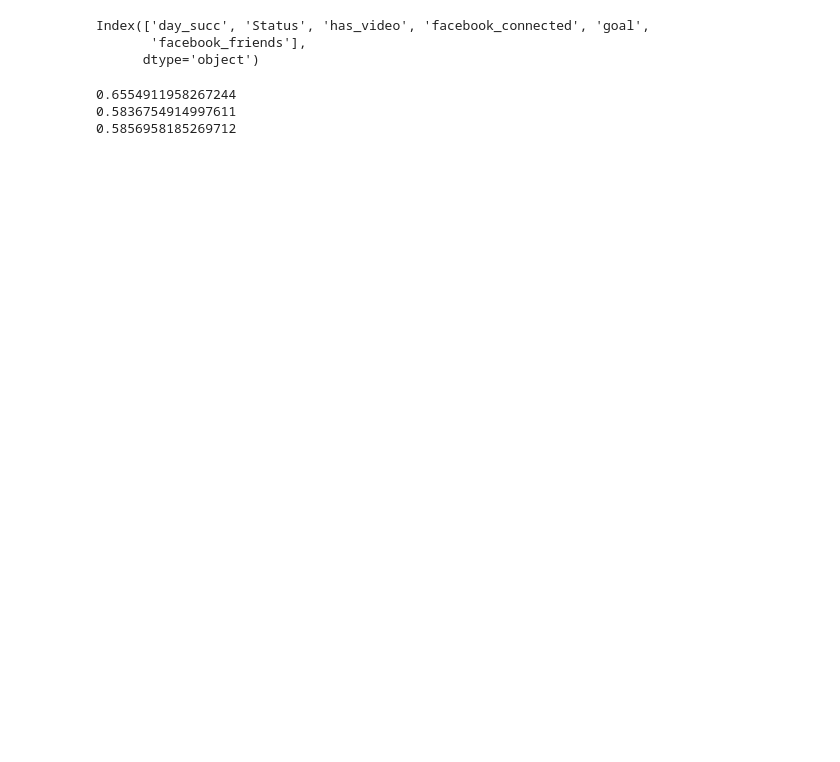
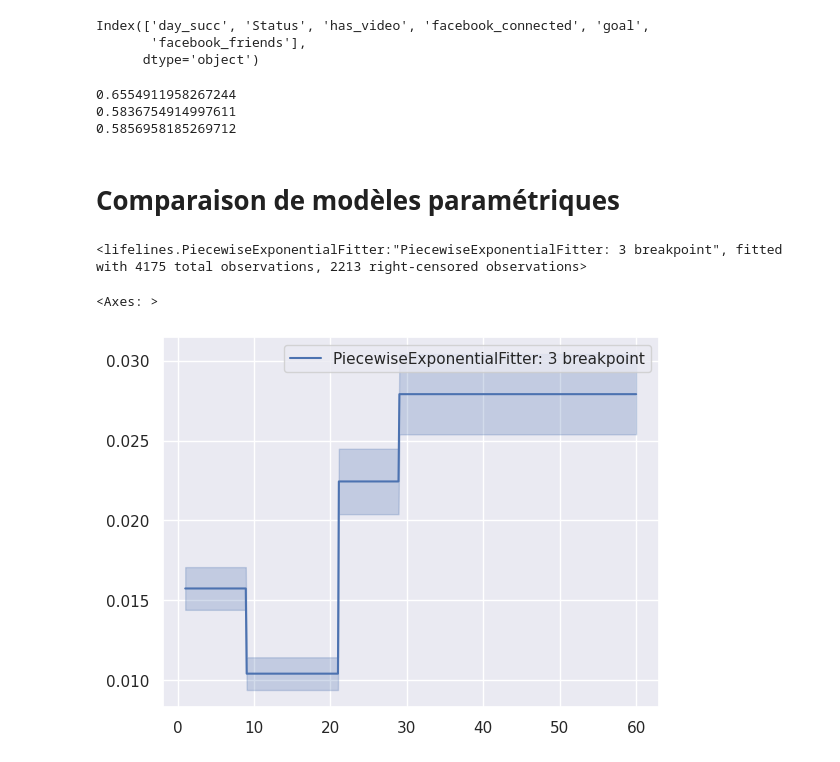
Before and after one commit to Ab2nour/kickstarter-project-analysis, a Jupyter notebook: src/notebooks/regression_models.ipynb, the cells around one changed output. Cells and saved outputs as stored; diff of their text form; code cells hidden in the pictures; blank space fills up the shorter version.

Commit message:
feat(wip): parametric model comparison

```diff
--- a/src/notebooks/regression_models.ipynb
+++ b/src/notebooks/regression_models.ipynb
@@ -151,3 +160,5 @@ print(np.mean(k_fold_cross_validation(aaf_2, df, duration_col="day_succ", event_
 0.5856958185269712
 # %%
 # todo: faire un tableau pour dire quelle métrique on utilise (concordance), et comparer les résultats
+# %% [markdown]
+# Comparaison de modèles paramétriques
@@ -153,0 +167,13 @@ print(np.mean(k_fold_cross_validation(aaf_2, df, duration_col="day_succ", event_
+# %%
+from lifelines.utils import find_best_parametric_model
+
+
+best_model, best_aic_ = find_best_parametric_model(event_times, event_observed, scoring_method="AIC")
+
+print(best_model)
+
+best_model.plot_hazard()
+# %% [output]
+<lifelines.PiecewiseExponentialFitter:"PiecewiseExponentialFitter: 3 breakpoint", fitted with 4175 total observations, 2213 right-censored observations>
+<Axes: >
+[figure, added]
```
Also changed, not shown: parts of 5 cells of this notebook.
